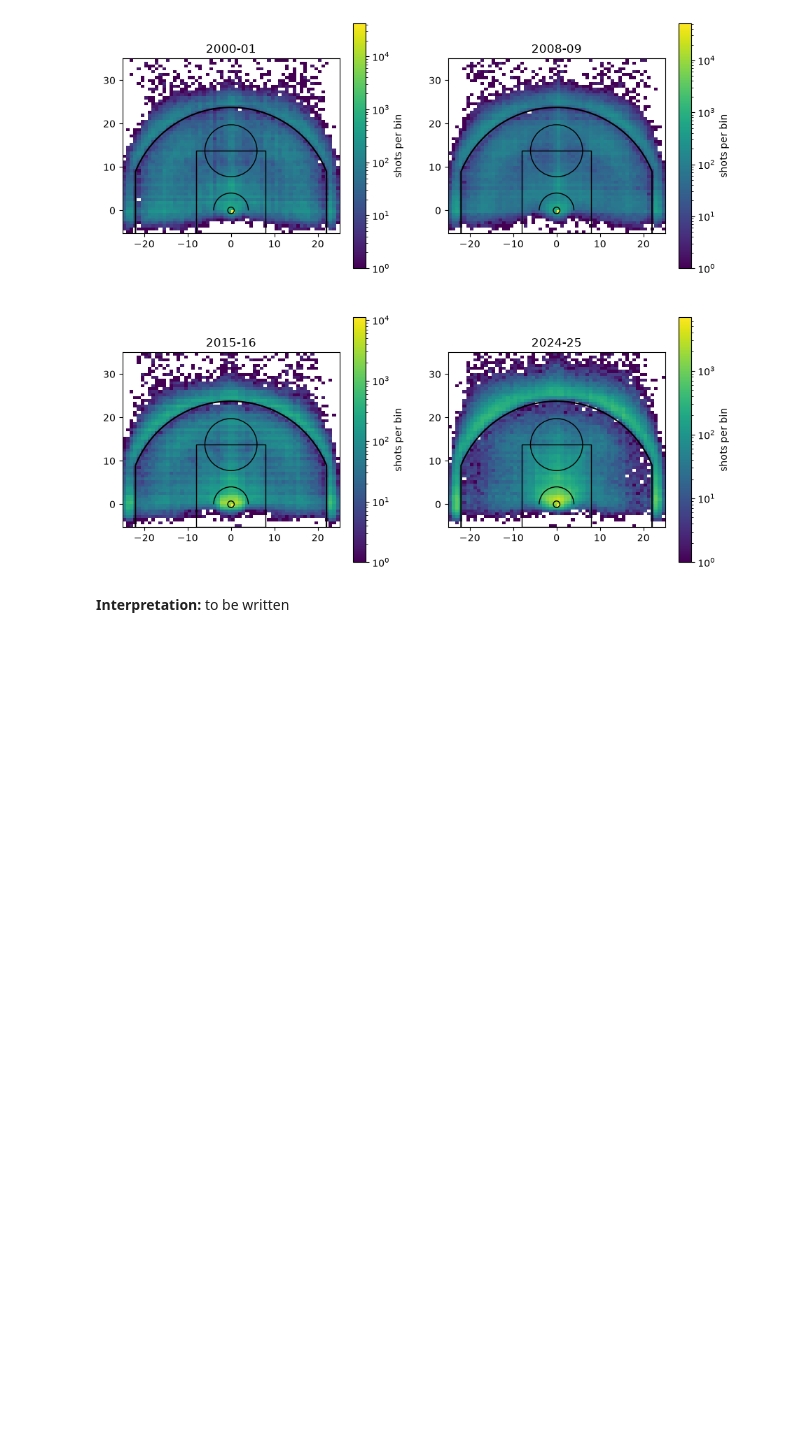
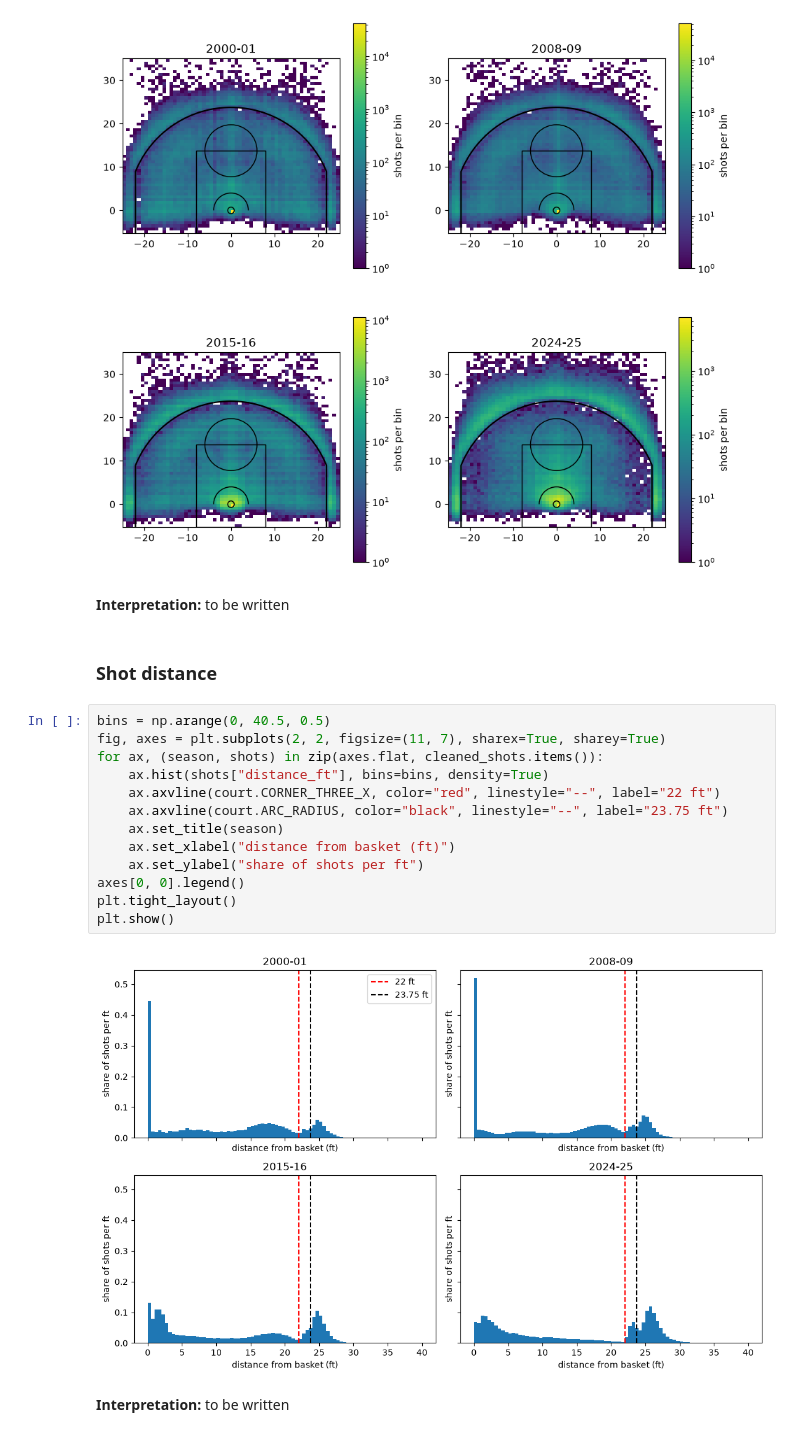
Before and after one commit to BiyonWann/bballNeuro, a Jupyter notebook: notebook.ipynb, the cells around one changed output. Drawn from its saved outputs; the diff is of its cells as text; blank space fills up the shorter version.

Commit message:
Add shot distance histogram to notebook

```diff
--- a/notebook.ipynb
+++ b/notebook.ipynb
@@ -111,3 +111,22 @@ plt.show()
 [figure]
 # %% [markdown]
 **Interpretation:** to be written
+# %% [markdown]
+### Shot distance
+# %%
+bins = np.arange(0, 40.5, 0.5)
+fig, axes = plt.subplots(2, 2, figsize=(11, 7), sharex=True, sharey=True)
+for ax, (season, shots) in zip(axes.flat, cleaned_shots.items()):
+    ax.hist(shots["distance_ft"], bins=bins, density=True)
+    ax.axvline(court.CORNER_THREE_X, color="red", linestyle="--", label="22 ft")
+    ax.axvline(court.ARC_RADIUS, color="black", linestyle="--", label="23.75 ft")
+    ax.set_title(season)
+    ax.set_xlabel("distance from basket (ft)")
+    ax.set_ylabel("share of shots per ft")
+axes[0, 0].legend()
+plt.tight_layout()
+plt.show()
+# %% [output]
+[figure, added]
+# %% [markdown]
+**Interpretation:** to be written
```
